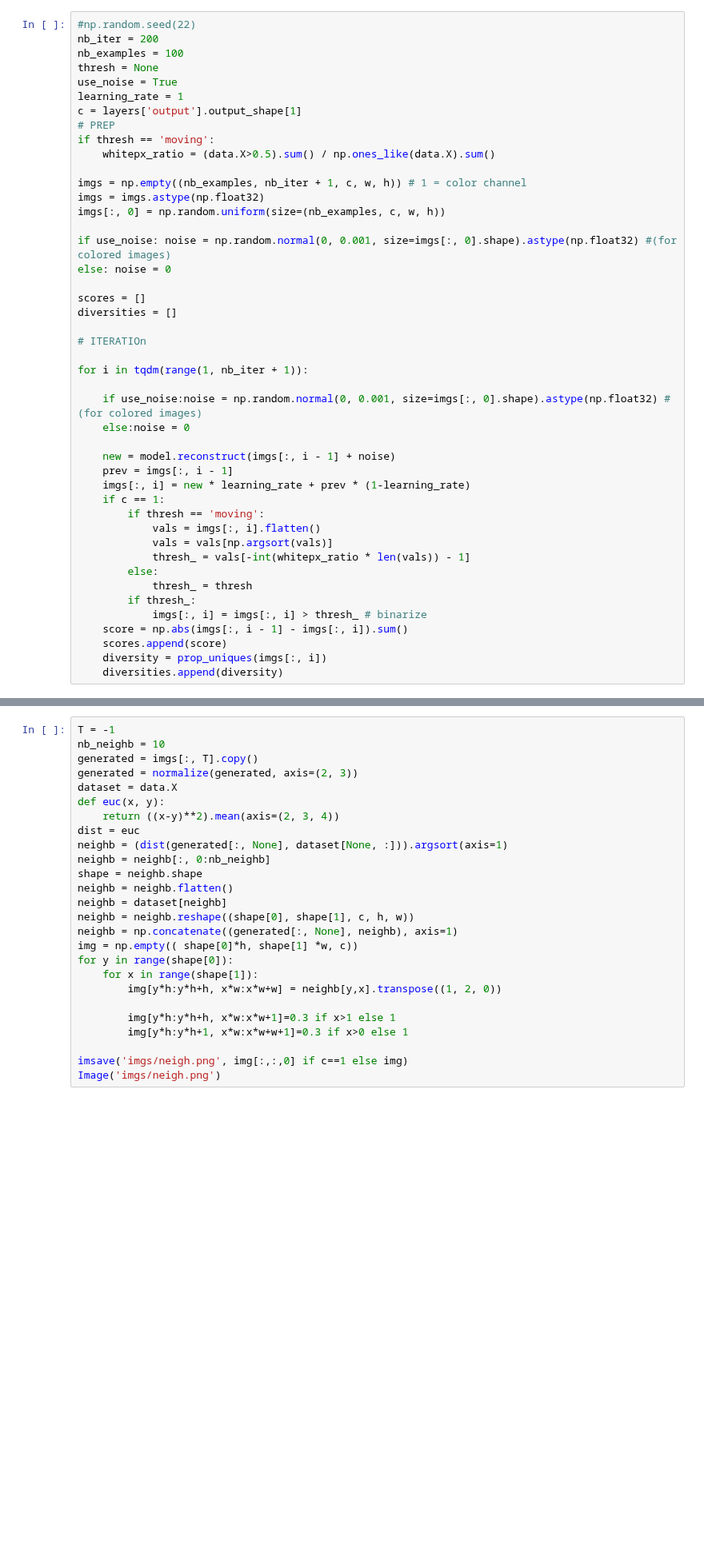
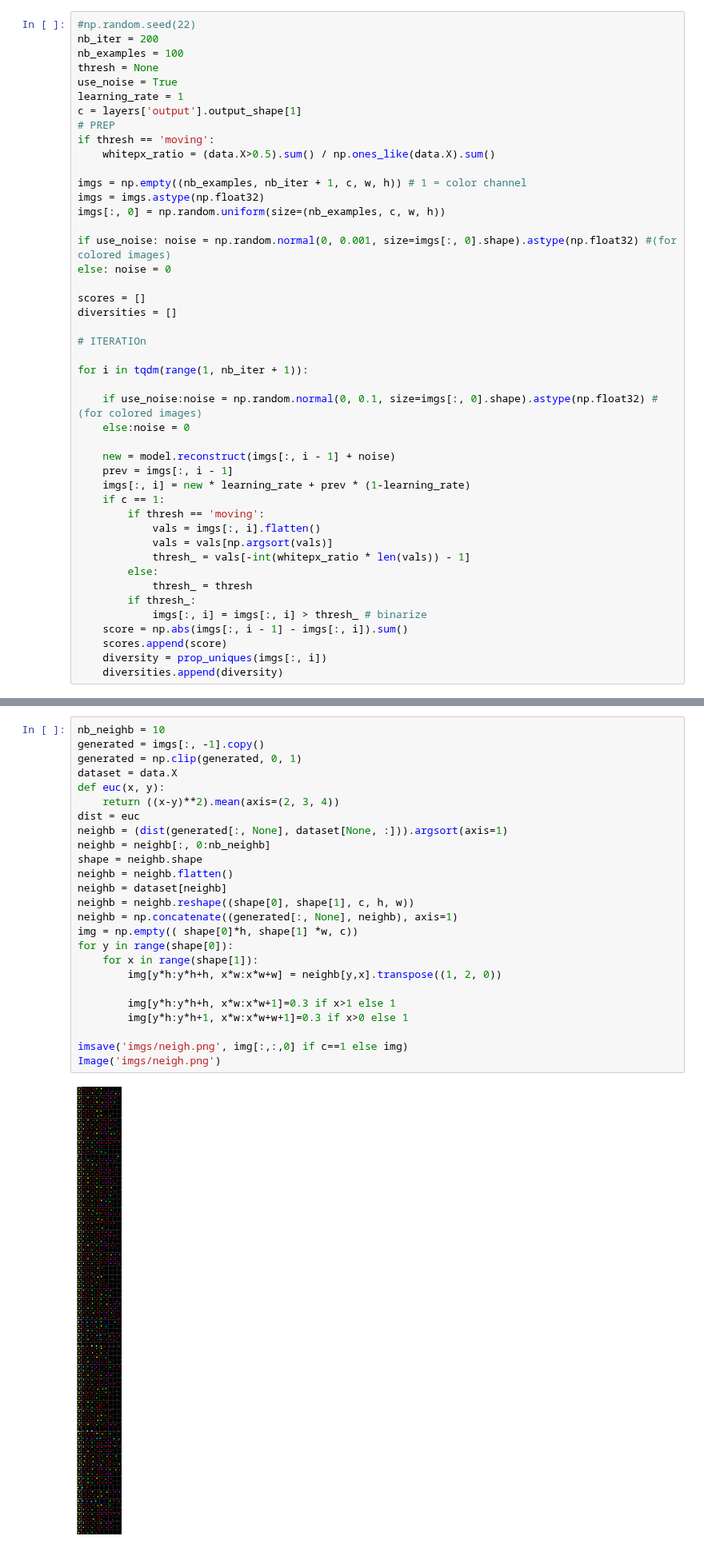
Before and after one commit to mehdidc/feature_generation, a Jupyter notebook: ipynb/brushstroke.ipynb, the cells around one changed output, grey strips where cells are left out. Shown at 80% size. Drawn from its saved outputs; the diff is of its cells as text; blank space fills up the shorter version.

```diff
--- a/ipynb/brushstroke.ipynb
+++ b/ipynb/brushstroke.ipynb
@@ -397,7 +437,7 @@ diversities = []
 
 for i in tqdm(range(1, nb_iter + 1)):
 
-    if use_noise:noise = np.random.normal(0, 0.001, size=imgs[:, 0].shape).astype(np.float32) #(for colored images)
+    if use_noise:noise = np.random.normal(0, 0.1, size=imgs[:, 0].shape).astype(np.float32) #(for colored images)
     else:noise = 0
 
     new = model.reconstruct(imgs[:, i - 1] + noise)
@@ -419,30 +459,31 @@ for i in tqdm(range(1, nb_iter + 1)):
 # %% [markdown]
 ## Check nearest neighbors in dataset of the generated images
 # %%
-T = -1
 nb_neighb = 10
-generated = imgs[:, T].copy()
-generated = normalize(generated, axis=(2, 3))
+generated = imgs[:, -1].copy()
+generated = np.clip(generated, 0, 1)
 dataset = data.X
 def euc(x, y):
     return ((x-y)**2).mean(axis=(2, 3, 4))
 dist = euc
 neighb = (dist(generated[:, None], dataset[None, :])).argsort(axis=1)
 neighb = neighb[:, 0:nb_neighb]
 shape = neighb.shape
 neighb = neighb.flatten()
 neighb = dataset[neighb]
 neighb = neighb.reshape((shape[0], shape[1], c, h, w))
 neighb = np.concatenate((generated[:, None], neighb), axis=1)
 img = np.empty(( shape[0]*h, shape[1] *w, c))
 for y in range(shape[0]):
     for x in range(shape[1]):
         img[y*h:y*h+h, x*w:x*w+w] = neighb[y,x].transpose((1, 2, 0))
 
         img[y*h:y*h+h, x*w:x*w+1]=0.3 if x>1 else 1
         img[y*h:y*h+1, x*w:x*w+w+1]=0.3 if x>0 else 1
 
 imsave('imgs/neigh.png', img[:,:,0] if c==1 else img)
 Image('imgs/neigh.png')
+# %% [output]
+[figure, added]
 # %%
 fig = plt.figure(figsize=(10, 10))
```
Also changed, not shown: parts of 22 cells of this notebook, 1 other file.
